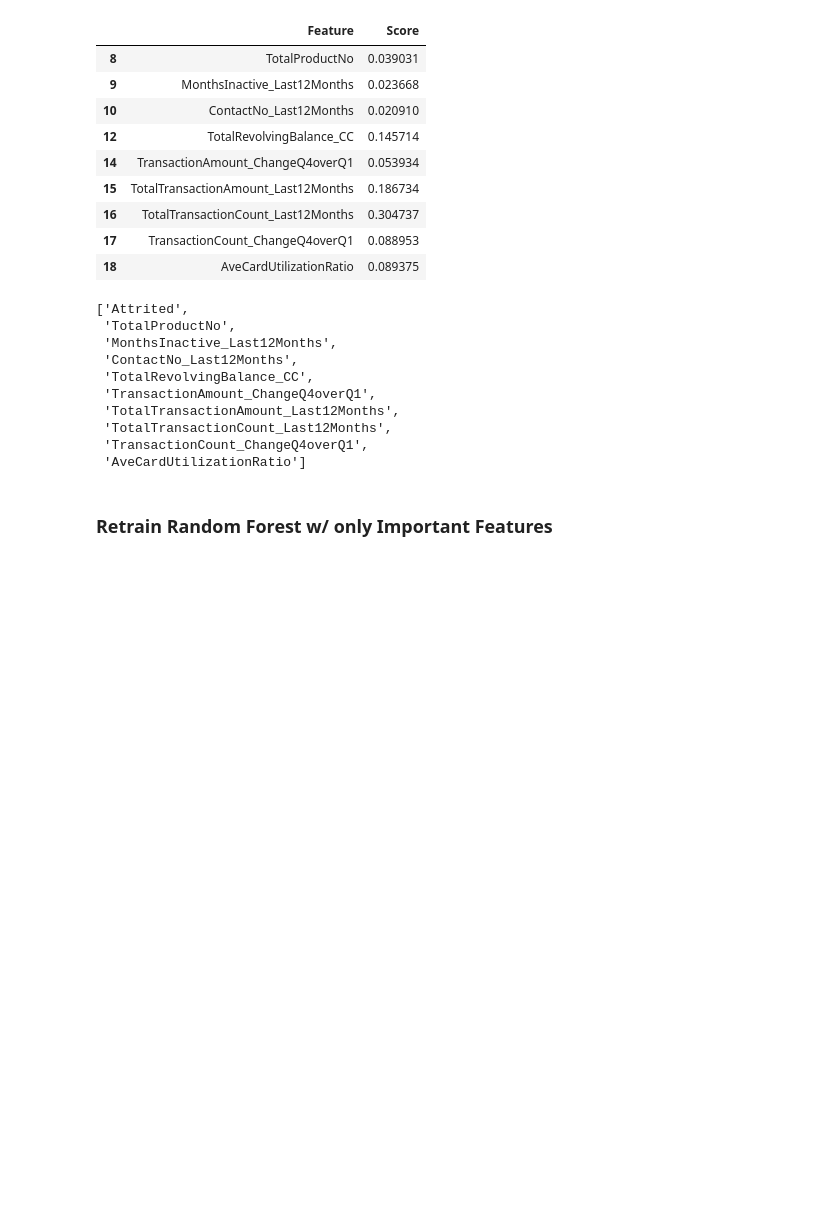
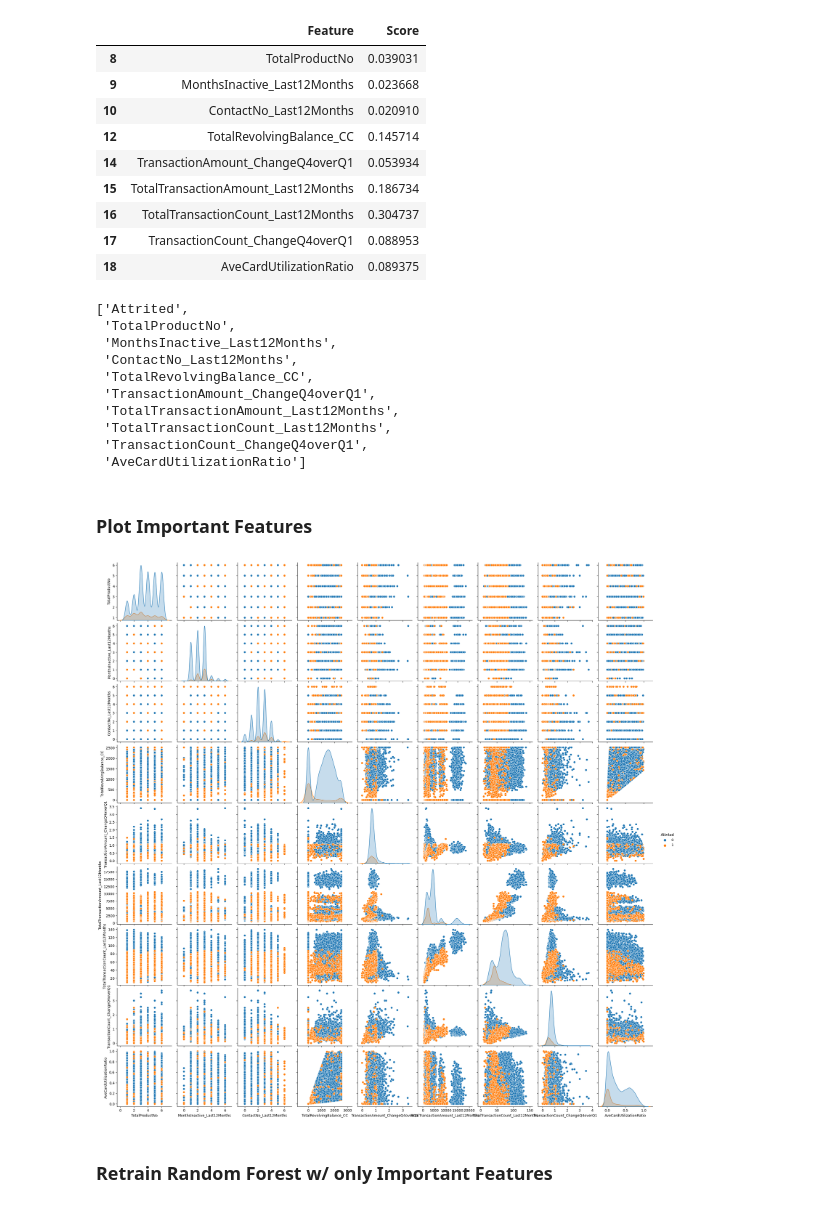
Before and after one commit to vitaly-shalem/ChurnPrediction, a Jupyter notebook: notebooks/10.classification.ipynb, the cells around one changed output. Cells and saved outputs as stored; diff of their text form; code cells hidden in the pictures; blank space fills up the shorter version.

Commit message:
Add pairplot for important features

```diff
--- a/notebooks/10.classification.ipynb
+++ b/notebooks/10.classification.ipynb
@@ -149,6 +154,14 @@ display(column_names_important_features)
  'TotalTransactionCount_Last12Months',
  'TransactionCount_ChangeQ4overQ1',
  'AveCardUtilizationRatio']
+# %% [markdown]
+### Plot Important Features
+# %%
+temp = df[column_names_important_features]
+sns.pairplot(data=temp, hue="Attrited")
+plt.show()
+# %% [output]
+[figure, added]
 # %% [markdown]
 ### Retrain Random Forest w/ only Important Features
 # %%
```
Also changed, not shown: parts of 1 cell of this notebook, 1 other file.
